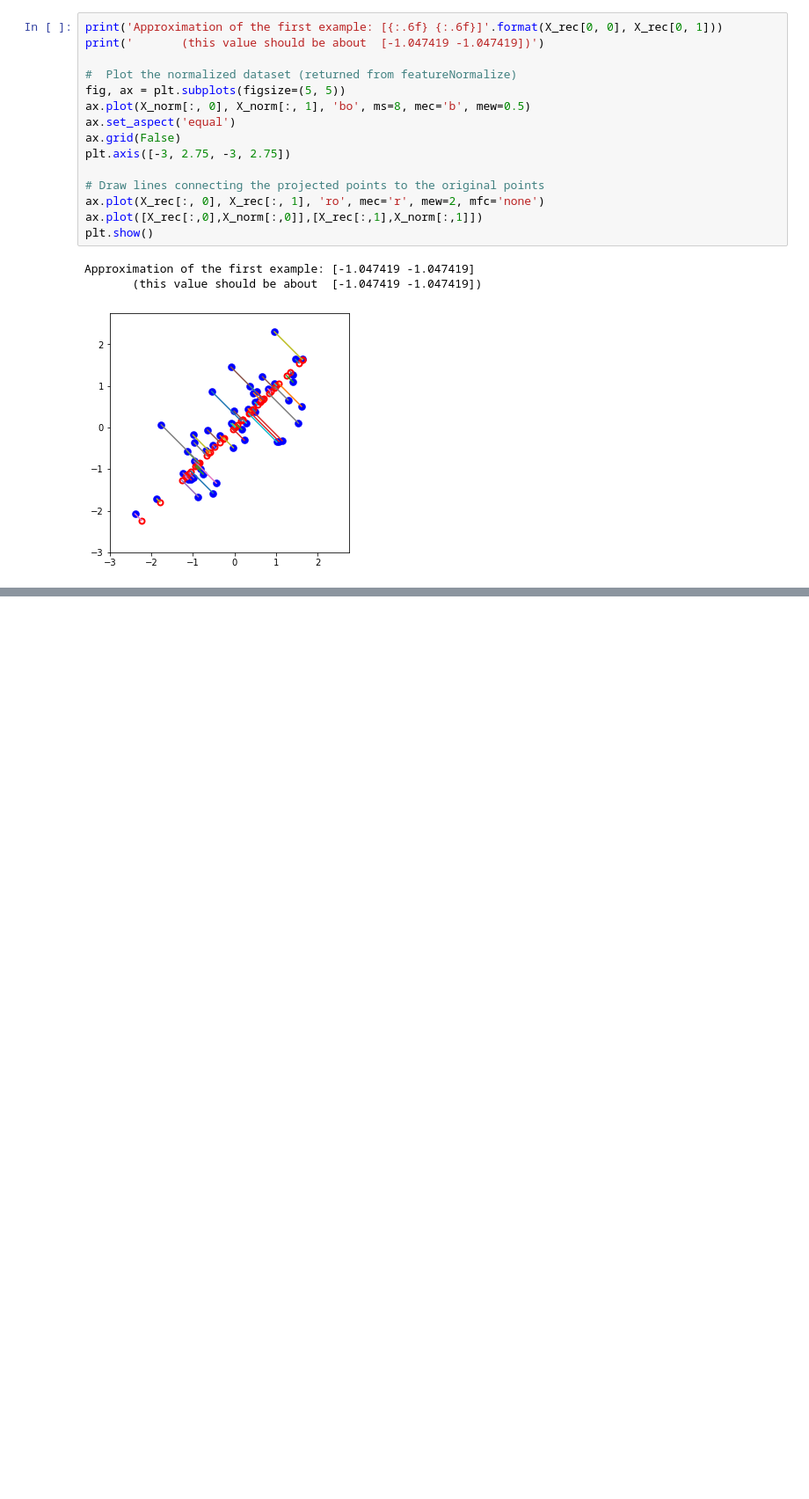
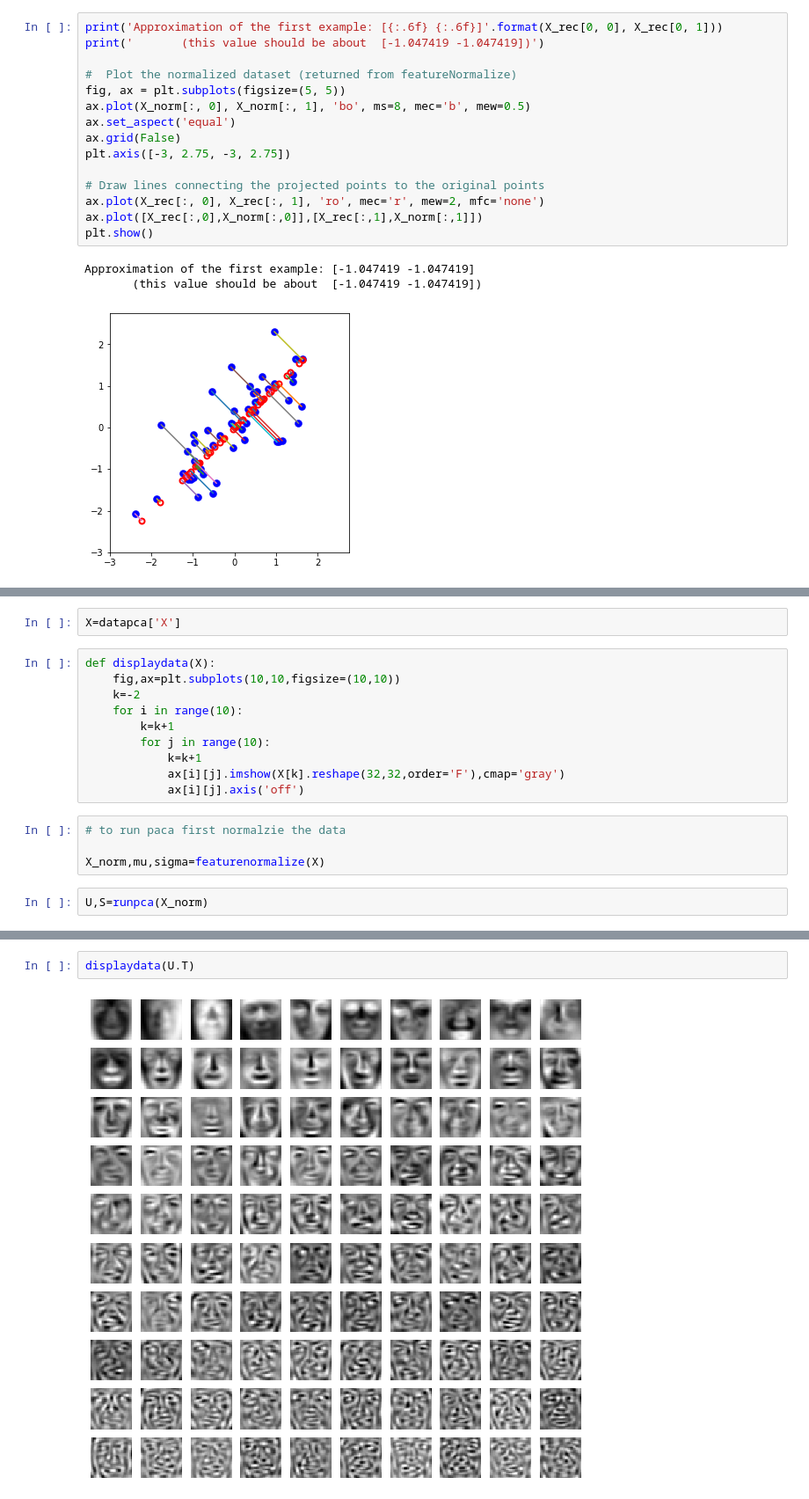
Before and after one commit to nitzmali/AndrewNgCoursera, a Jupyter notebook: K-Means Clustering and PCA/PCA.ipynb, the cells around one changed output, grey strips where cells are left out. Shown: that part at 88% size. Drawn from its saved outputs; the diff is of its cells as text; blank space fills up the shorter version.

```diff
--- a/K-Means Clustering and PCA/PCA.ipynb
+++ b/K-Means Clustering and PCA/PCA.ipynb
@@ -127,0 +112,18 @@ Successfully installed asn1crypto-0.24.0 bcrypt-3.1.7 cffi-1.12.3 cryptography-2
+# %%
+X=datapca['X']
+# %%
+def displaydata(X):
+    fig,ax=plt.subplots(10,10,figsize=(10,10))
+    k=-2
+    for i in range(10):
+        k=k+1
+        for j in range(10):
+            k=k+1
+            ax[i][j].imshow(X[k].reshape(32,32,order='F'),cmap='gray')
+            ax[i][j].axis('off')
+# %%
+# to run paca first normalzie the data
+
+X_norm,mu,sigma=featurenormalize(X)
+# %%
+U,S=runpca(X_norm)
@@ -127,0 +148,4 @@ Successfully installed asn1crypto-0.24.0 bcrypt-3.1.7 cffi-1.12.3 cryptography-2
+# %%
+displaydata(U.T)
+# %% [output]
+[figure, added]
```
Also changed, not shown: parts of 6 cells of this notebook, 33 other files.
